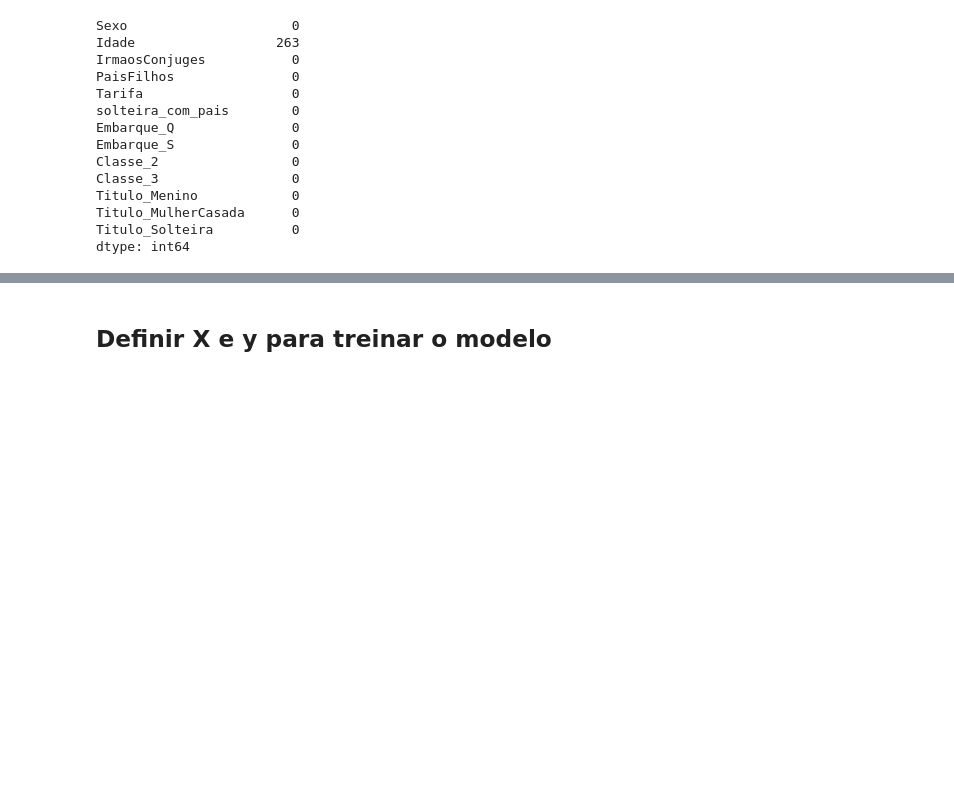
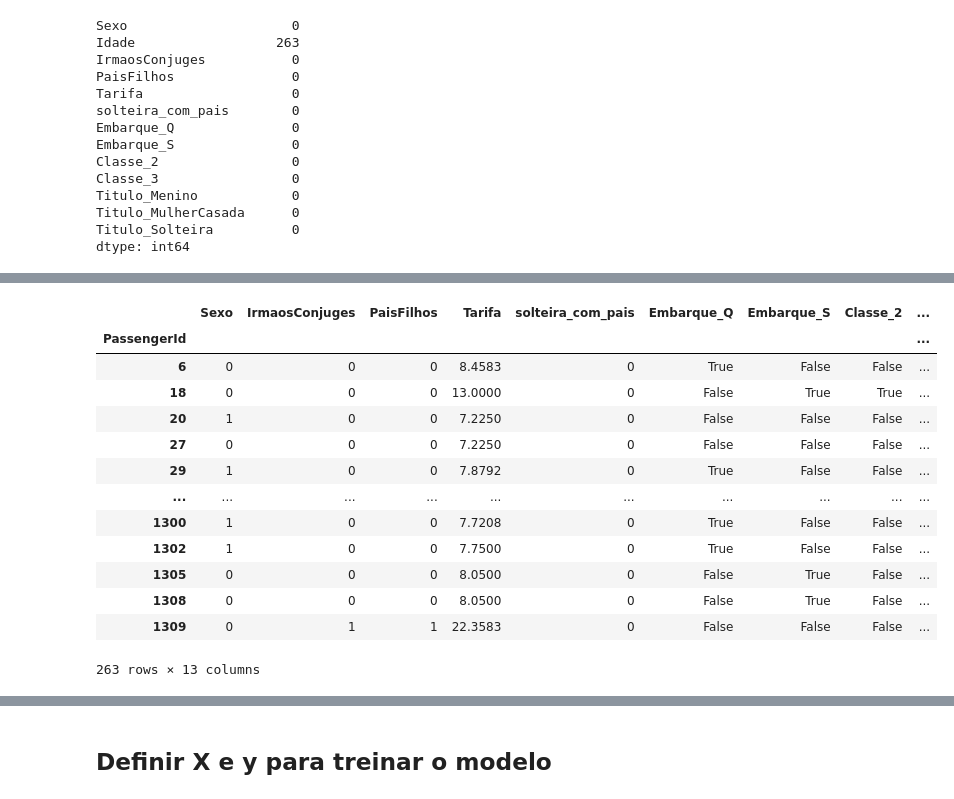
Before and after one commit to CaioPedersoliDiniz10/python, a Jupyter notebook: 09 - Projeto - Regressao Linear - Predicao da Idade/Regressão Linear - Predicao da Idade dos Passageiros do Titanic - Vazio.ipynb, the cells around one changed output, grey strips where cells are left out. Saved outputs shown, nothing was run; the diff lists cells and outputs as text; code cells hidden in the pictures; blank space fills up the shorter version.

```diff
--- a/09 - Projeto - Regressao Linear - Predicao da Idade/Regressão Linear - Predicao da Idade dos Passageiros do Titanic - Vazio.ipynb
+++ b/09 - Projeto - Regressao Linear - Predicao da Idade/Regressão Linear - Predicao da Idade dos Passageiros do Titanic - Vazio.ipynb
@@ -406,0 +407,17 @@ teste_idade.shape, train_idade.shape
+# %%
+teste_idade
+# %% [output]
+|  | Sexo | IrmaosConjuges | PaisFilhos | Tarifa | solteira_com_pais | Embarque_Q | Embarque_S | Classe_2 | ... |
+| PassengerId |  |  |  |  |  |  |  |  | ... |
+| 6 | 0 | 0 | 0 | 8.4583 | 0 | True | False | False | ... |
+| 18 | 0 | 0 | 0 | 13.0000 | 0 | False | True | True | ... |
+| 20 | 1 | 0 | 0 | 7.2250 | 0 | False | False | False | ... |
+| 27 | 0 | 0 | 0 | 7.2250 | 0 | False | False | False | ... |
+| 29 | 1 | 0 | 0 | 7.8792 | 0 | True | False | False | ... |
+| ... | ... | ... | ... | ... | ... | ... | ... | ... | ... |
+| 1300 | 1 | 0 | 0 | 7.7208 | 0 | True | False | False | ... |
+| 1302 | 1 | 0 | 0 | 7.7500 | 0 | True | False | False | ... |
+| 1305 | 0 | 0 | 0 | 8.0500 | 0 | False | True | False | ... |
+| 1308 | 0 | 0 | 0 | 8.0500 | 0 | False | True | False | ... |
+| 1309 | 0 | 1 | 1 | 22.3583 | 0 | False | False | False | ... |
+263 rows × 13 columns
```
Also changed, not shown: parts of 2 cells of this notebook.
